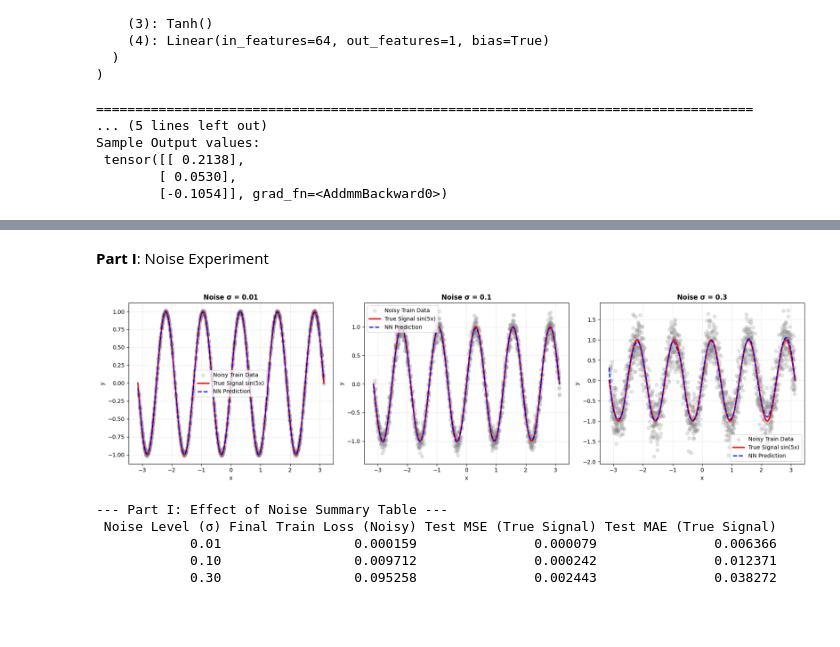
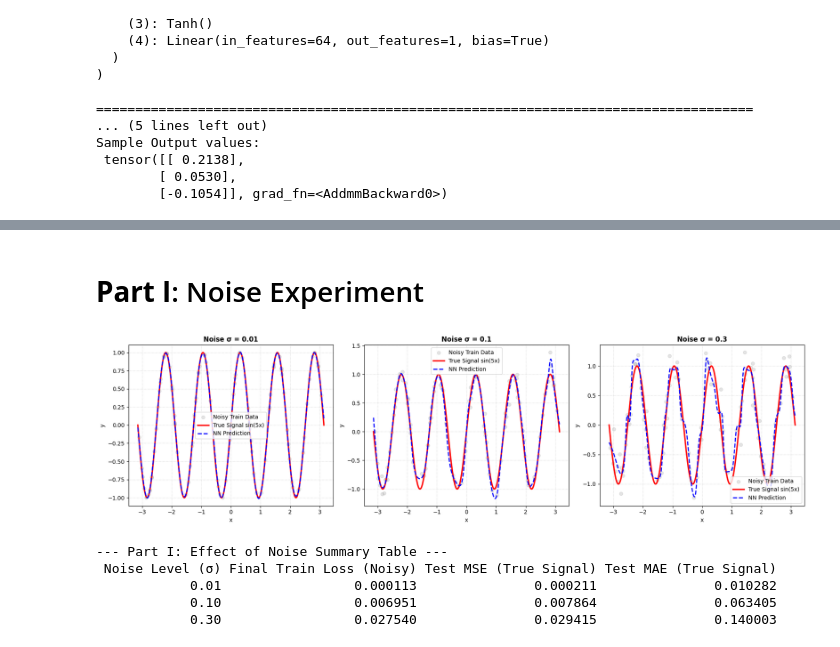
Before and after one commit to daminishrawan/Gen-AI-tasks, a Jupyter notebook: Assignment_2_NN_2.ipynb, the cells around one changed output, grey strips where cells are left out. Cells and saved outputs as stored; diff of their text form; code cells hidden in the pictures; blank space fills up the shorter version.

```diff
--- a/Assignment_2_NN_2.ipynb
+++ b/Assignment_2_NN_2.ipynb
@@ -90,7 +90,7 @@ print("--- Mandatory Assignment Metadata ---")
 print(f"Python Version : {sys.version.split()}")
 print(f"PyTorch Version : {torch.__version__}")
 print(f"Random Seed : {SEED}")
-print(f"Training Samples : 2000")
+print(f"Number of training samples: 100")
 print(f"Test Samples : 500")
 print(f"Learning Rate : 0.005")
 print(f"Epochs : 2000")
@@ -118,12 +118,12 @@ class FixedNeuralNetwork(nn.Module):
 # ==========================================
 # 3. Data Generation Helper
 # ==========================================
-def generate_dataset(func, x_min, x_max, n_train=2000, n_test=500):
-    # Random uniform sampling for training set
+def generate_dataset(func, x_min, x_max, n_train=100, n_test=500):
+    # 1. Sample 100 random training points uniformly across the domain
     x_train_np = np.random.uniform(x_min, x_max, (n_train, 1)).astype(np.float32)
     y_train_np = func(x_train_np)
 
-    # Uniform linear grid sampling for smooth test evaluation
+    # 2. Smooth grid of 500 test points for evaluation
     x_test_np = np.linspace(x_min, x_max, n_test).reshape(-1, 1).astype(np.float32)
     y_test_np = func(x_test_np)
 
@@ -220,7 +220,7 @@ for idx, (func_name, config) in enumerate(target_functions.items()):
 
     # Plot Function Approximations
     ax_fit = axes_fits[idx]
-    ax_fit.scatter(x_tr_np, y_tr_np, color='gray', alpha=0.15, label='Train Data (2000 pts)')
+    ax_fit.scatter(x_tr_np, y_tr_np, color='gray', alpha=0.6, label='Train Data (100 pts)')
     ax_fit.plot(x_te_np, y_te_np, 'r-', linewidth=2.5, label='True Function f(x)')
     ax_fit.plot(x_te_np, test_preds.numpy(), 'b--', linewidth=2.0, label='NN Prediction ŷ')
     ax_fit.set_title(f"Fit for {func_name}", fontsize=12, fontweight='bold')
@@ -317,7 +317,7 @@ class ModelB(nn.Module):
 # ==========================================
 np.random.seed(42)
 torch.manual_seed(42)
-x_tr_np = np.random.uniform(-np.pi, np.pi, (2000, 1)).astype(np.float32)
+x_tr_np = np.random.uniform(-np.pi, np.pi, (100, 1)).astype(np.float32)
 y_tr_np = np.sin(5 * x_tr_np)
 x_te_np = np.linspace(-np.pi, np.pi, 500).reshape(-1, 1).astype(np.float32)
 y_te_np = np.sin(5 * x_te_np)
@@ -414,7 +418,7 @@ x_min, x_max = -2 * np.pi, 2 * np.pi
 func_h = lambda x: x * np.sin(x)
 
 # 1. Generate Datasets
-x_tr_np = np.random.uniform(x_min, x_max, (2000, 1)).astype(np.float32)
+x_tr_np = np.random.uniform(x_min, x_max, (100, 1)).astype(np.float32)
 y_tr_np = func_h(x_tr_np)
 
 x_te_np = np.linspace(x_min, x_max, 500).reshape(-1, 1).astype(np.float32)
@@ -423,7 +427,7 @@ y_te_np = func_h(x_te_np)
 x_tr, y_tr = torch.from_numpy(x_tr_np), torch.from_numpy(y_tr_np)
 x_te, y_te = torch.from_numpy(x_te_np), torch.from_numpy(y_te_np)
 
-# 2. Instantiate Fresh Fixed Model (1 -&gt; 64 -&gt; 64 -&gt; 1)
+# 2. Instantiate Fresh Fixed Model (1 -> 64 -> 64 -> 1)
 model_h = FixedNeuralNetwork()
 optimizer = optim.Adam(model_h.parameters(), lr=0.005)
 criterion = nn.MSELoss()
@@ -503,5 +497,5 @@ Trainable Parameters : 4353
 # %% [markdown]
-**Part I**: Noise Experiment
+# **Part I**: Noise Experiment
 # %%
 import torch
 import torch.nn as nn
@@ -524,7 +518,7 @@ x_min, x_max = -np.pi, np.pi
 func_clean = lambda x: np.sin(5 * x)
 
 # Uniform sampling
-x_tr_np = np.random.uniform(x_min, x_max, (2000, 1)).astype(np.float32)
+x_tr_np = np.random.uniform(x_min, x_max, (100, 1)).astype(np.float32)
 y_tr_clean = func_clean(x_tr_np)
 
 x_te_np = np.linspace(x_min, x_max, 500).reshape(-1, 1).astype(np.float32)
@@ -560,36 +554,36 @@ for idx, sigma in enumerate(noise_levels):
         test_pred_i = model_i(x_te)
         test_mse_i = criterion(test_pred_i, y_te).item() # Evaluated against true uncorrupted signal
         test_mae_i = nn.L1Loss()(test_pred_i, y_te).item()
 
     noise_results.append({
         "Noise Level (σ)": sigma,
         "Final Train Loss (Noisy)": f"{loss.item():.6f}",
         "Test MSE (True Signal)": f"{test_mse_i:.6f}",
         "Test MAE (True Signal)": f"{test_mae_i:.6f}"
     })
 
     # Plot
     ax = axes[idx]
     ax.scatter(x_tr_np, y_tr_noisy, color='gray', alpha=0.2, label='Noisy Train Data')
     ax.plot(x_te_np, y_te_clean, 'r-', linewidth=2.5, label='True Signal sin(5x)')
     ax.plot(x_te_np, test_pred_i.numpy(), 'b--', linewidth=2.0, label='NN Prediction')
     ax.set_title(f"Noise σ = {sigma}", fontsize=12, fontweight='bold')
     ax.set_xlabel("x")
     ax.set_ylabel("y")
     ax.legend()
     ax.grid(True, linestyle=':', alpha=0.6)
 
 plt.tight_layout()
 plt.show()
 
 # Print Table
 noise_df = pd.DataFrame(noise_results)
 print("\n--- Part I: Effect of Noise Summary Table ---")
 print(noise_df.to_string(index=False))
 # %% [output]
-[figure, old version]
+[figure, new version]
 --- Part I: Effect of Noise Summary Table ---
  Noise Level (σ) Final Train Loss (Noisy) Test MSE (True Signal) Test MAE (True Signal)
-            0.01                 0.000159               0.000079               0.006366
-            0.10                 0.009712               0.000242               0.012371
-            0.30                 0.095258               0.002443               0.038272
+            0.01                 0.000113               0.000211               0.010282
+            0.10                 0.006951               0.007864               0.063405
+            0.30                 0.027540               0.029415               0.140003
```
Also changed, not shown: parts of 13 cells of this notebook.
